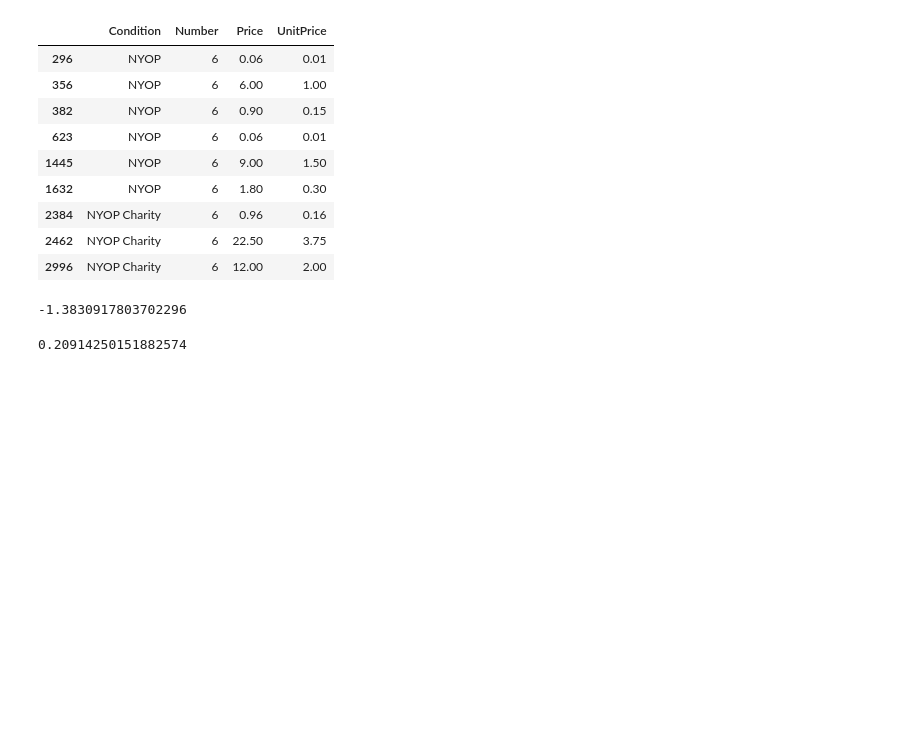
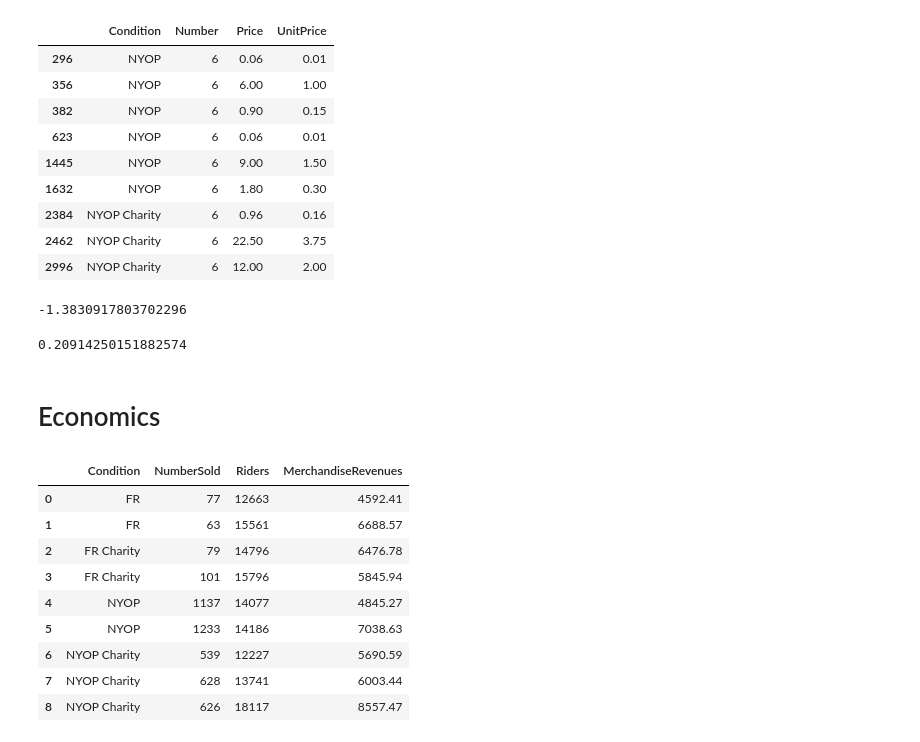
Before and after one commit to rsm-roguchi/Case2, a Jupyter notebook: case.ipynb, the cells around one changed output. Drawn from its saved outputs; the diff is of its cells as text; code cells hidden in the pictures; blank space fills up the shorter version.

```diff
--- a/case.ipynb
+++ b/case.ipynb
@@ -250,3 +248,18 @@ pval = (1 - t.cdf(abs(t_val), df=dof)) * 2
 pval
 # %% [output]
 0.20914250151882574
+# %% [markdown]
+# Economics
+# %%
+sales_dat
+# %% [output]
+|  | Condition | NumberSold | Riders | MerchandiseRevenues |
+| 0 | FR | 77 | 12663 | 4592.41 |
+| 1 | FR | 63 | 15561 | 6688.57 |
+| 2 | FR Charity | 79 | 14796 | 6476.78 |
+| 3 | FR Charity | 101 | 15796 | 5845.94 |
+| 4 | NYOP | 1137 | 14077 | 4845.27 |
+| 5 | NYOP | 1233 | 14186 | 7038.63 |
+| 6 | NYOP Charity | 539 | 12227 | 5690.59 |
+| 7 | NYOP Charity | 628 | 13741 | 6003.44 |
+| 8 | NYOP Charity | 626 | 18117 | 8557.47 |
```
Also changed, not shown: parts of 7 cells of this notebook.
